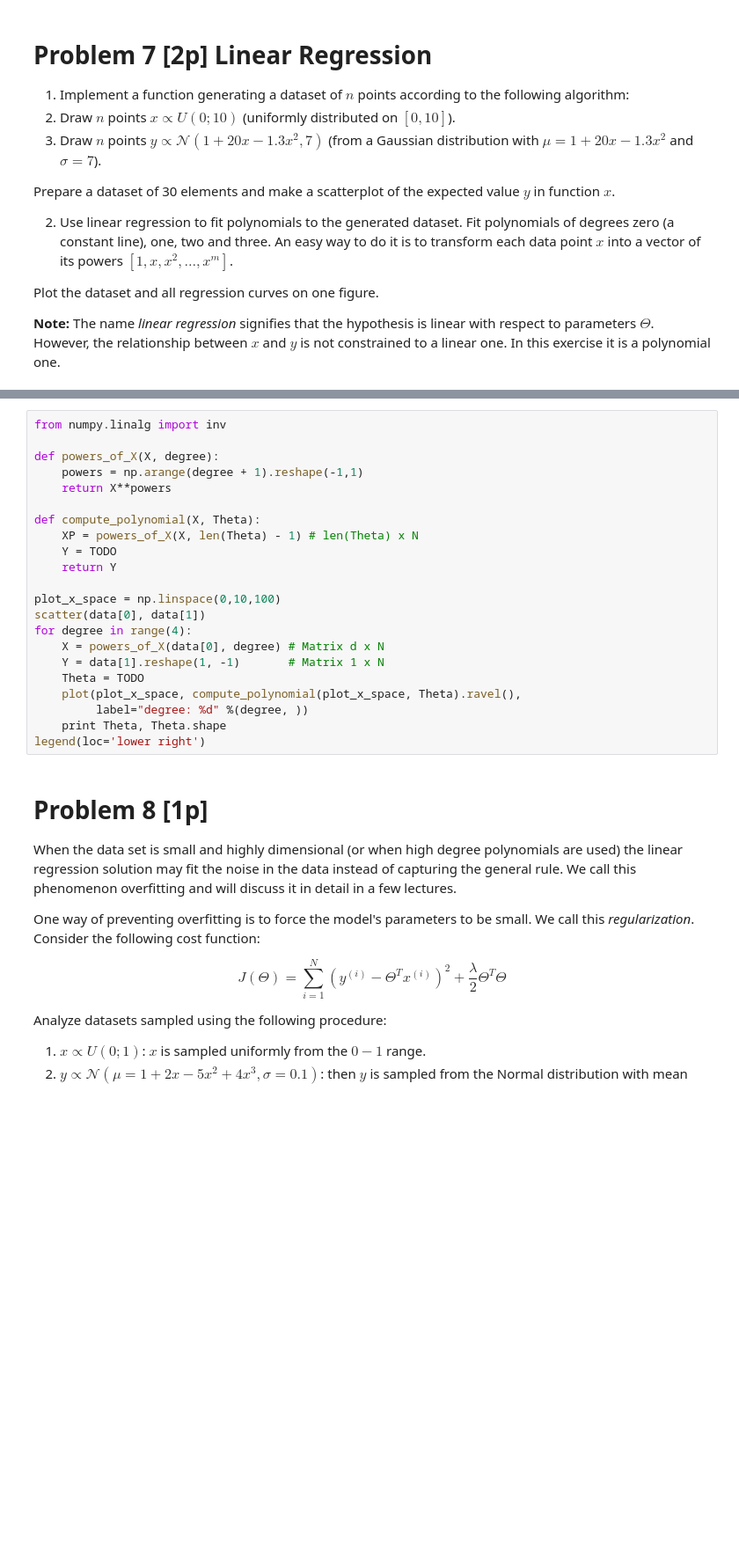
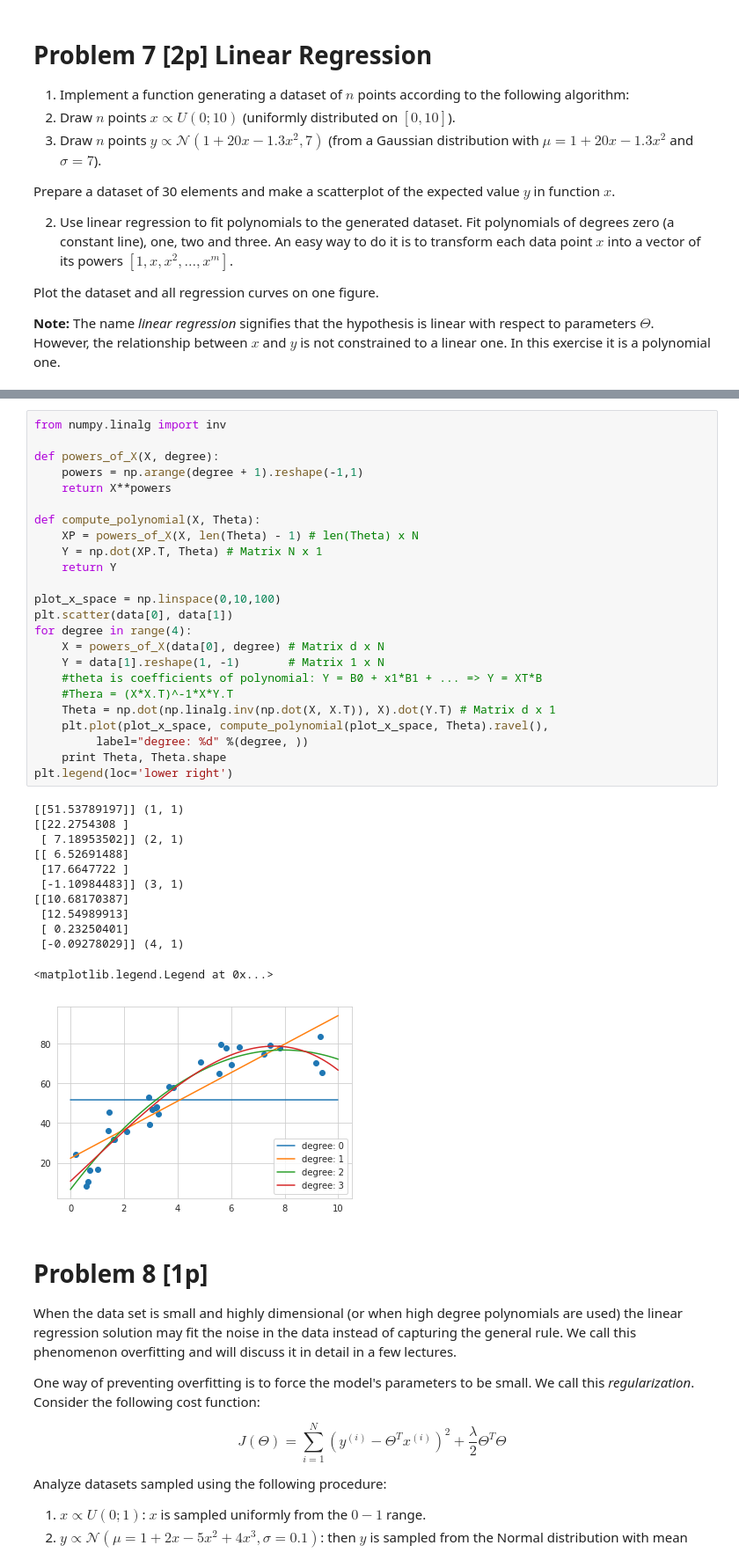
Before and after one commit to Congr00/Uni, a Jupyter notebook: Sieci Neuronowe/lab2/Assignment2.ipynb, the cells around one changed output, grey strips where cells are left out. Shown: that part at 88% size. Saved outputs shown, nothing was run; the diff lists cells and outputs as text; blank space fills up the shorter version.

```diff
--- a/Sieci Neuronowe/lab2/Assignment2.ipynb
+++ b/Sieci Neuronowe/lab2/Assignment2.ipynb
@@ -430,25 +434,40 @@ scatter(TODO)
 # %%
 from numpy.linalg import inv
 
 def powers_of_X(X, degree):
     powers = np.arange(degree + 1).reshape(-1,1)
     return X**powers
 
 def compute_polynomial(X, Theta):
     XP = powers_of_X(X, len(Theta) - 1) # len(Theta) x N
-    Y = TODO
+    Y = np.dot(XP.T, Theta) # Matrix N x 1
     return Y
 
 plot_x_space = np.linspace(0,10,100)
-scatter(data[0], data[1])
+plt.scatter(data[0], data[1])
 for degree in range(4):
     X = powers_of_X(data[0], degree) # Matrix d x N
     Y = data[1].reshape(1, -1)       # Matrix 1 x N
-    Theta = TODO
-    plot(plot_x_space, compute_polynomial(plot_x_space, Theta).ravel(),
+    #theta is coefficients of polynomial: Y = B0 + x1*B1 + ... => Y = XT*B
+    #Thera = (X*X.T)^-1*X*Y.T
+    Theta = np.dot(np.linalg.inv(np.dot(X, X.T)), X).dot(Y.T) # Matrix d x 1
+    plt.plot(plot_x_space, compute_polynomial(plot_x_space, Theta).ravel(),
          label="degree: %d" %(degree, ))
     print Theta, Theta.shape
-legend(loc='lower right')
+plt.legend(loc='lower right')
+# %% [output]
+[[51.53789197]] (1, 1)
+[[22.2754308 ]
+ [ 7.18953502]] (2, 1)
+[[ 6.52691488]
+ [17.6647722 ]
+ [-1.10984483]] (3, 1)
+[[10.68170387]
+ [12.54989913]
+ [ 0.23250401]
+ [-0.09278029]] (4, 1)
+<matplotlib.legend.Legend at 0x...>
+[figure, added]
 # %% [markdown]
 # Problem 8 [1p]
 
```
Also changed, not shown: parts of 6 cells of this notebook, 45 other files.
